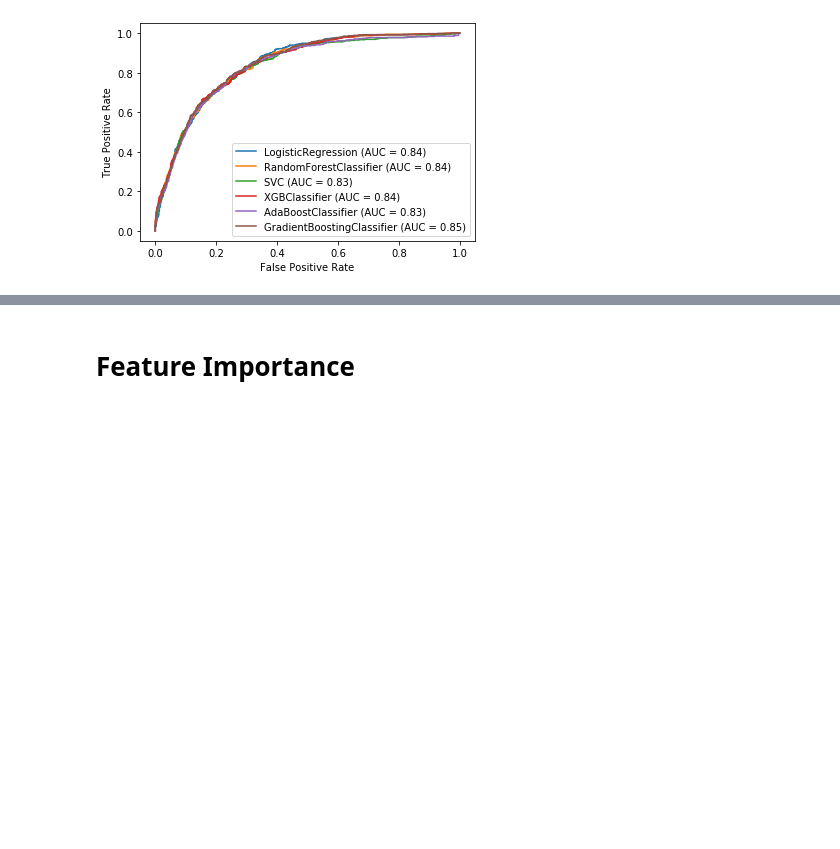
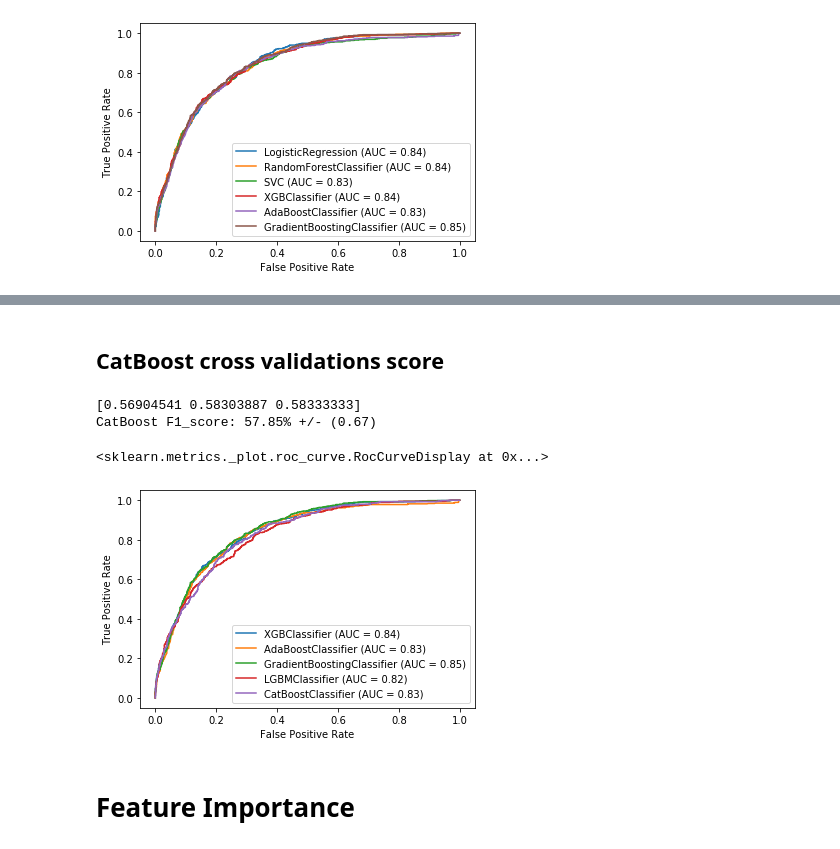
Before and after one commit to fares-ds/Telecom_Customer_Churn_Prediction, a Jupyter notebook: telecom_customer_churn_prediciton_ML.ipynb, the cells around one changed output, grey strips where cells are left out. Cells and saved outputs as stored; diff of their text form; code cells hidden in the pictures; blank space fills up the shorter version.

```diff
--- a/telecom_customer_churn_prediciton_ML.ipynb
+++ b/telecom_customer_churn_prediciton_ML.ipynb
@@ -562,0 +612,8 @@ plot_roc_curve(gbm_clf, X_test, y_test, ax=disp.ax_)
+# %%
+import catboost
+
+cb_clf = catboost.CatBoostClassifier(verbose=False)
+cb_clf.fit(X_train, y_train)
+
+print_score(cb_clf, X_train, y_train, X_test, y_test, train=True)
+print_score(cb_clf, X_train, y_train, X_test, y_test, train=False)
@@ -563,3 +638,21 @@ plot_roc_curve(gbm_clf, X_test, y_test, ax=disp.ax_)
+# %% [markdown]
+## CatBoost cross validations score
+# %%
+scores = cross_val_score(cb_clf, X, y, cv=3, scoring='f1', verbose=False)
+print(scores)
+print(f"CatBoost F1_score: {scores.mean() * 100:.2f}% +/- ({scores.std() * 100:.2f})")
+# %% [output]
+[0.56904541 0.58303887 0.58333333]
+CatBoost F1_score: 57.85% +/- (0.67)
+# %%
+disp = plot_roc_curve(xgb_clf, X_test, y_test)
+plot_roc_curve(ada_clf, X_test, y_test, ax=disp.ax_)
+plot_roc_curve(gbm_clf, X_test, y_test, ax=disp.ax_)
+plot_roc_curve(light_gbm_clf, X_test, y_test, ax=disp.ax_)
+plot_roc_curve(cb_clf, X_test, y_test, ax=disp.ax_)
+# %% [output]
+<sklearn.metrics._plot.roc_curve.RocCurveDisplay at 0x...>
+[figure, added]
 # %% [markdown]
 # Feature Importance
 # %%
```
Also changed, not shown: parts of 23 cells of this notebook.
